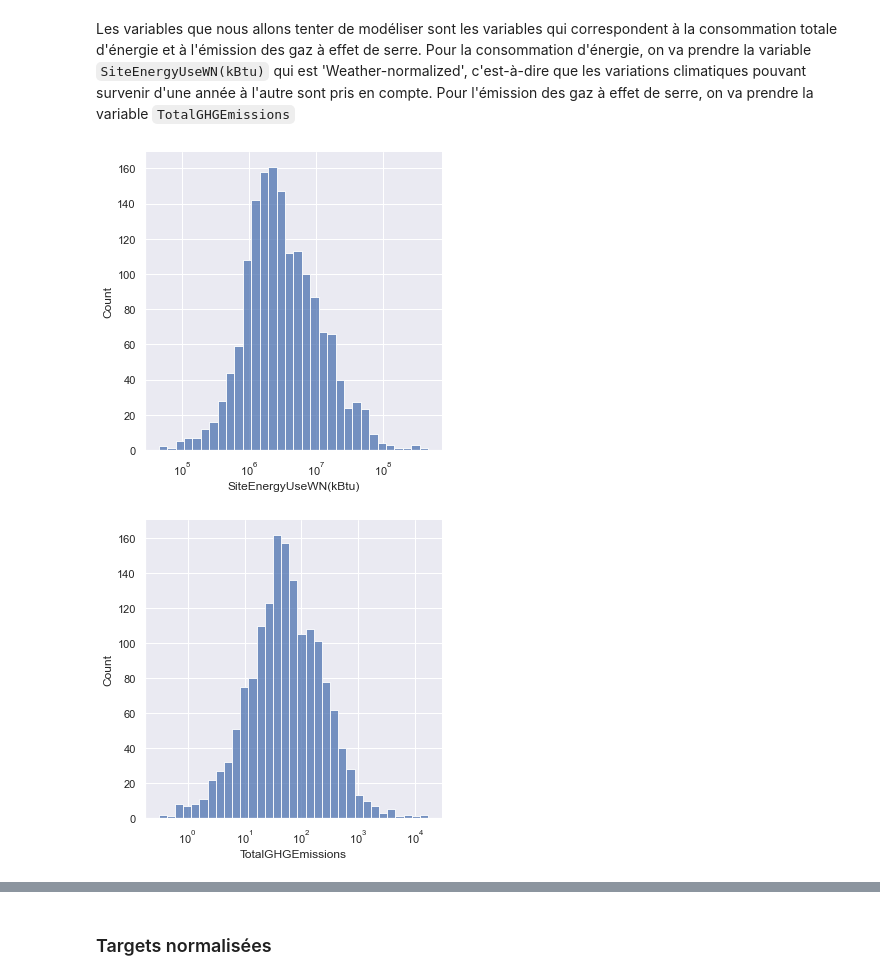
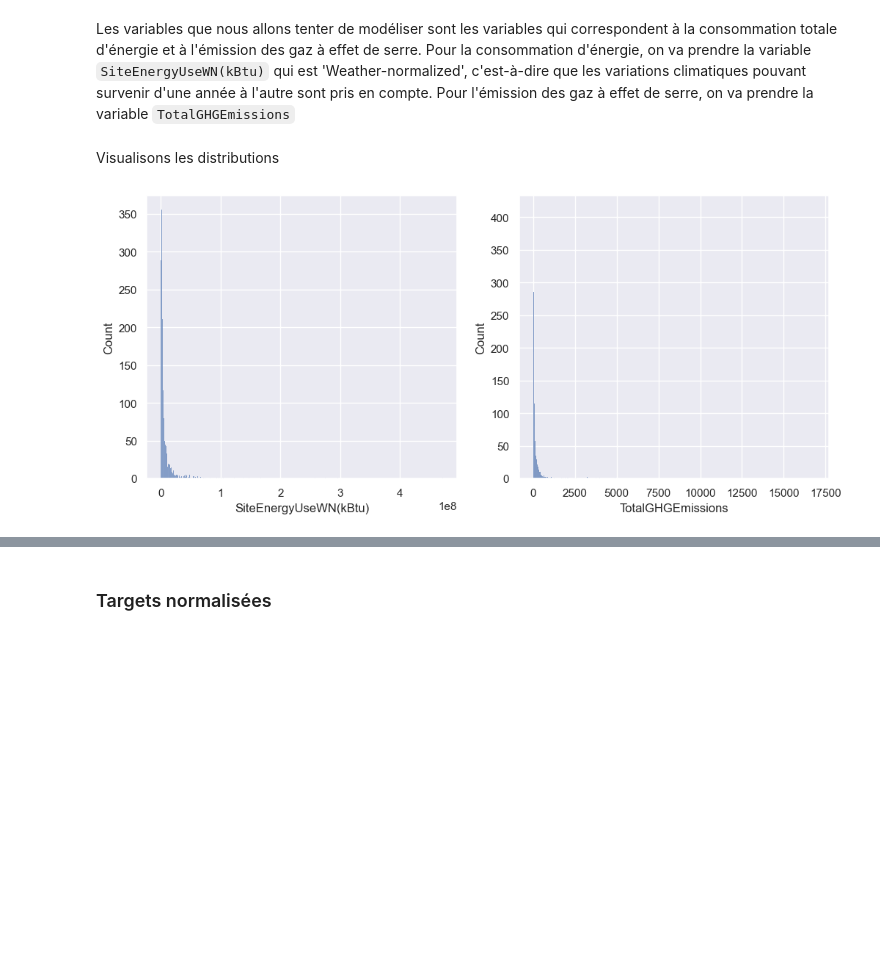
Before and after one commit to gabriel1628/Formation-Data-Scientist-OC, a Jupyter notebook: Projet 4 Anticipez les besoins en consommation de batiments/Chehade_Gabriel_1_notebook_exploratoire_072022.ipynb, the cells around one changed output, grey strips where cells are left out. Saved outputs shown, nothing was run; the diff lists cells and outputs as text; code cells hidden in the pictures; blank space fills up the shorter version.

```diff
--- a/Projet 4 Anticipez les besoins en consommation de batiments/Chehade_Gabriel_1_notebook_exploratoire_072022.ipynb
+++ b/Projet 4 Anticipez les besoins en consommation de batiments/Chehade_Gabriel_1_notebook_exploratoire_072022.ipynb
@@ -459,9 +457,12 @@ dtype: float64
 Les variables que nous allons tenter de modéliser sont les variables qui correspondent à la consommation totale d'énergie et à l'émission des gaz à effet de serre. Pour la consommation d'énergie, on va prendre la variable `SiteEnergyUseWN(kBtu)` qui est 'Weather-normalized', c'est-à-dire que les variations climatiques pouvant survenir d'une année à l'autre sont pris en compte. Pour l'émission des gaz à effet de serre, on va prendre la variable `TotalGHGEmissions`
 # %%
 targets = ['SiteEnergyUseWN(kBtu)', 'TotalGHGEmissions']
+# %% [markdown]
+Visualisons les distributions
 # %%
-for target in targets:
-    sns.displot(x=target, data=df[df[target] > 0], log_scale=True)
+fig, axs = plt.subplots(nrows=1, ncols=2, figsize=(12, 5))
+sns.histplot(x=targets[0], data=df, ax=axs[0])
+sns.histplot(x=targets[1], data=df, ax=axs[1])
+plt.show()
 # %% [output]
-[figure, old version]
+[figure, new version]
-[figure, removed]
```
Also changed, not shown: parts of 32 cells of this notebook.
